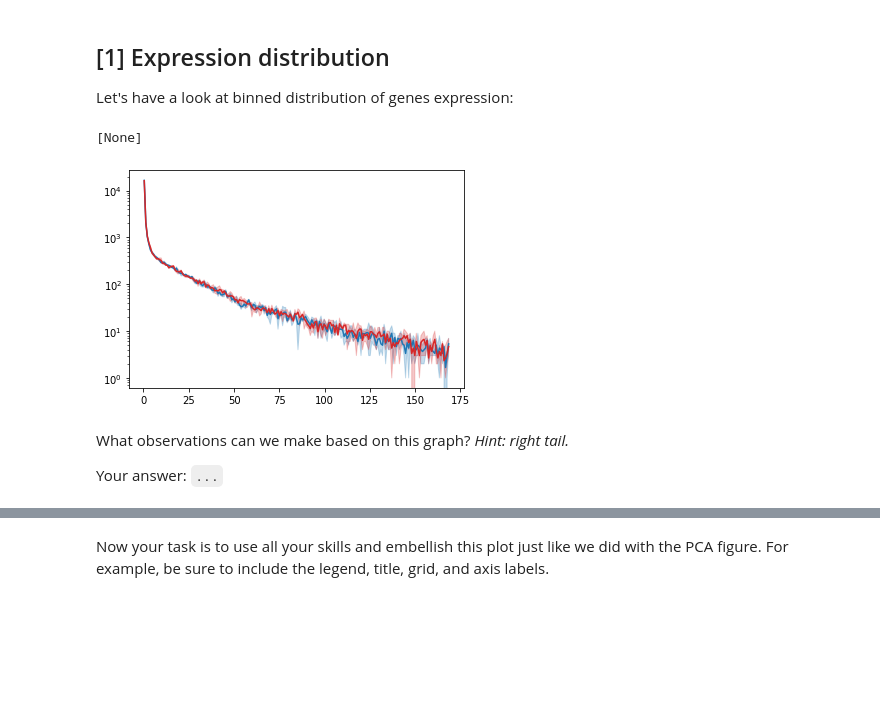
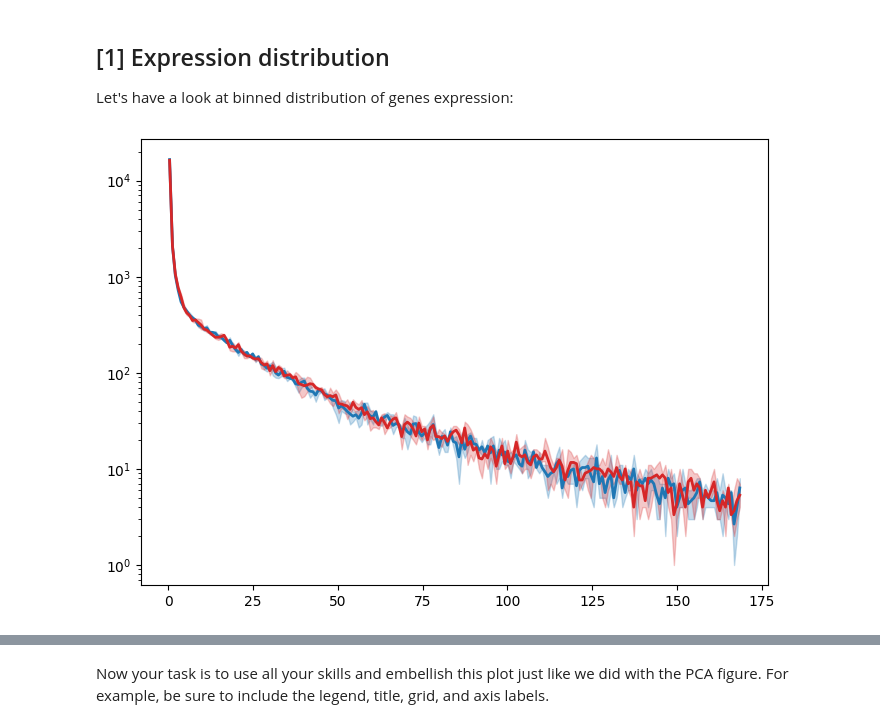
Before and after one commit to vlada-kazantsevaa/homeworks, a Jupyter notebook: Homeworks/hw-1/HW_1_(EDA).ipynb, the cells around one changed output, grey strips where cells are left out. Saved outputs shown, nothing was run; the diff lists cells and outputs as text; code cells hidden in the pictures; blank space fills up the shorter version.

```diff
--- a/Homeworks/hw-1/HW_1_(EDA).ipynb
+++ b/Homeworks/hw-1/HW_1_(EDA).ipynb
@@ -804,51 +804,51 @@ Obviously Colab compresses the image when it shows it to you, which is why it's
 
 Let's have a look at binned distribution of genes expression:
 # %%
-fig, ax = plt.subplots()
+fig, ax = plt.subplots(figsize=(7, 5))
 
 # Let's ignore the highly expressed genes -
 # it makes no sense to bin them, since there are only a few of them.
 upthr = df[numcols].quantile(0.98).max()
 
 # Create 200 bins ranging from 0 to upthr
 # hint: use numpy
-bins = ...
-
+bins = np.linspace(0, upthr, 201)
 
 # Calculate center of each bin
 # hint: slice with step & sum & divide by 2
-X = ...
+X = (bins[:-1] + bins[1:]) / 2
 
 # Plot each genotype
-for genotype in "WT", "ADAR1-KO":
+for genotype in ("WT", "ADAR1-KO"):
+    counts = []
 
-  # There are 3 samples of each genotype
-  counts = []
-  for col in numcols:
-    if genotype not in col:
-      continue
-    # count number of genes in each bin
-    c, _ = np.histogram(df[col], bins)
-    counts.append(c)
+    # There are 3 samples of each genotype
+    for col in numcols:
+        if genotype not in col:
+            continue
+        c, _ = np.histogram(df[col], bins=bins)
+        counts.append(c)
 
-  # Turn list of 1D arrays into dense 2D array
-  counts = np.asarray(counts)
-  # Calculate stats for each bin
-  meanv, minv, maxv = ...
+    # Turn list of 1D arrays into dense 2D array
+    counts = np.asarray(counts)
 
-  # Get the color from the palette
-  color = ...
+    # Calculate stats for each bin
+    meanv = counts.mean(axis=0)
+    minv = counts.min(axis=0)
+    maxv = counts.max(axis=0)
 
-  # Plot the mean trend
-  ax.plot(...)
-  # Shade betweenmin and max
-  ax.fill_between(..., color=color, alpha=0.25)
+    # Get the color from the palette
+    color = palette[genotype]
 
+   # Plot the mean trend
+    ax.plot(X, meanv + 1, color=color, linewidth=2, label=genotype)
+    # Shade betweenmin and max
+    ax.fill_between(X, minv + 1, maxv + 1, color=color, alpha=0.25)
+
+# plot
 ax.set(yscale='log')
+
+plt.tight_layout()
+plt.show()
 # %% [output]
-[None]
-[figure, old version]
+[figure, new version]
-# %% [markdown]
-What observations can we make based on this graph? *Hint: right tail.*
-
-Your answer: `...`
```
Also changed, not shown: parts of 4 cells of this notebook.
